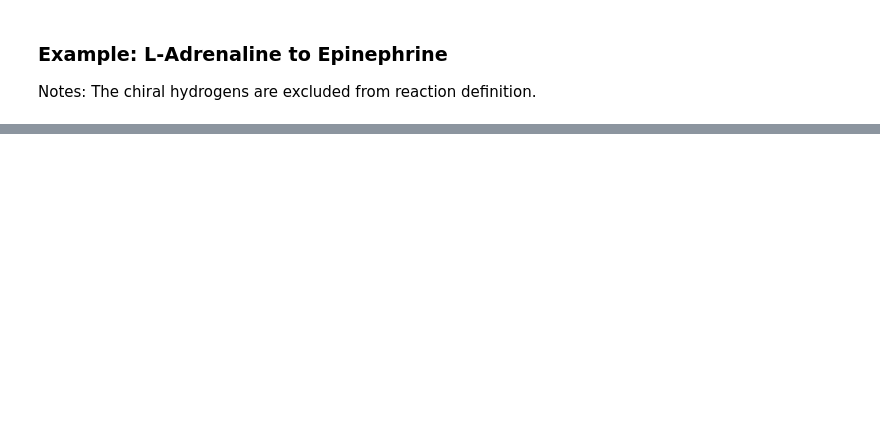
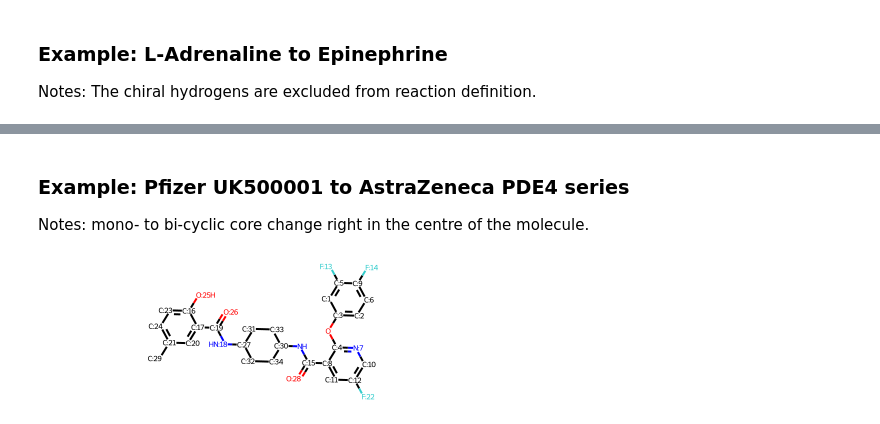
Before and after one commit to warner121/wizepair2, a Jupyter notebook: notebooks/examples.ipynb, the cells around one changed output, grey strips where cells are left out. Saved outputs shown, nothing was run; the diff lists cells and outputs as text; code cells hidden in the pictures; blank space fills up the shorter version.

```diff
--- a/notebooks/examples.ipynb
+++ b/notebooks/examples.ipynb
@@ -195,0 +196,13 @@ Chem.rdChemReactions.ReactionFromSmarts(response[3]['smirks'])
+# %% [markdown]
+### Example: Pfizer UK500001 to AstraZeneca PDE4 series
+
+Notes: mono- to bi-cyclic core change right in the centre of the molecule.
+# %%
+mmp = MMP('c1c(F)c(F)ccc1Oc2ncc(F)cc2C(=O)NC3CCC(NC(=O)c4cc(C)ccc4(O))CC3',
+          'c1c(F)cc2C(=O)N(C3CCC(NC(=O)c5cc(C)ccc5(O))CC3)C(=O)N(c4cc(F)c(F)cc4)c2n1',
+          strictness=5,correspondence=1)
+response = mmp.execute()
+# %%
+mmp._mol1
+# %% [output]
+[figure, added]
```
Also changed, not shown: parts of 30 cells of this notebook, 7 other files.
